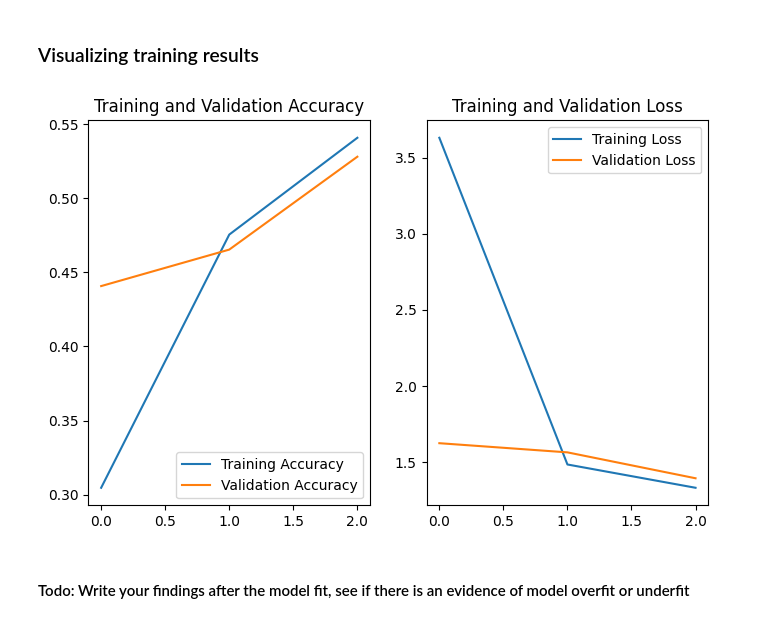
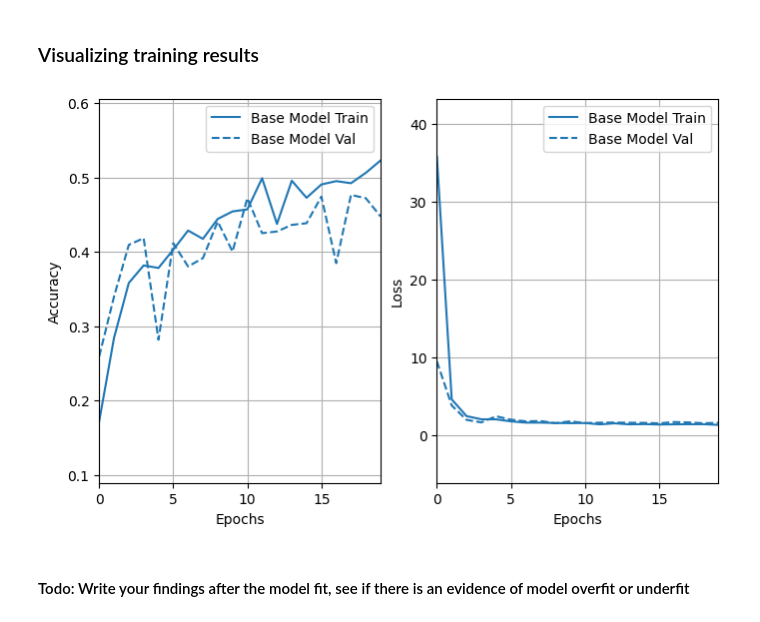
Before and after one commit to lindatey/melanoma_detector_with_cnn, a Jupyter notebook: Assignment_CNN_Skin_Cancer.ipynb, the cells around one changed output. Cells and saved outputs as stored; diff of their text form; code cells hidden in the pictures.

```diff
--- a/Assignment_CNN_Skin_Cancer.ipynb
+++ b/Assignment_CNN_Skin_Cancer.ipynb
@@ -201,13 +245,14 @@ def build_model(_layers, dataset):
+# %%
+EPOCHS = 20
 # %%
-model_seq_1_layers = [
-    tf.keras.layers.Conv2D(32, 3, activation='relu'),
-    tf.keras.layers.Conv2D(64, 3, activation='relu'),
-    tf.keras.layers.Conv2D(128, 3, activation='relu'),
-    tf.keras.layers.MaxPooling2D(),
+layer = [
     tf.keras.layers.Flatten(),
     tf.keras.layers.Dense(len(class_names))
-]
-model_seq_1 = build_model(_layers=model_seq_1_layers, dataset=normalized_train_ds)
+    ]
+model = build_model(
+    _layers = layer
+    ,dataset = normalized_train_ds
+)
 # %% [output]
 <keras.src.optimizers.schedules.learning_rate_schedule.InverseTimeDecay object at 0x...>
 # %%
@@ -234,6 +275,5 @@ _________________________________________________________________
 # %% [markdown]
 ### Train the model
 # %%
-epochs = 3
-history_model_seq_1 = model_seq_1.fit(normalized_train_ds, validation_data=normalized_val_ds, epochs=epochs)
+_history = model.fit(normalized_train_ds, validation_data=normalized_val_ds, epochs=EPOCHS)
 # %% [output]
@@ -246,29 +297,2 @@ Epoch 3/3
 # %% [markdown]
 ### Visualizing training results
-# %%
-def plot_history(_history,_epochs):
-  acc = _history.history['accuracy']
-  val_acc = _history.history['val_accuracy']
-
-  loss = _history.history['loss']
-  val_loss = _history.history['val_loss']
-
-  epochs_range = range(_epochs)
-
-  plt.figure(figsize=(8, 5))
-  plt.subplot(1, 2, 1)
-  plt.plot(epochs_range, acc, label='Training Accuracy')
-  plt.plot(epochs_range, val_acc, label='Validation Accuracy')
-  plt.legend(loc='lower right')
-  plt.title('Training and Validation Accuracy')
-
-  plt.subplot(1, 2, 2)
-  plt.plot(epochs_range, loss, label='Training Loss')
-  plt.plot(epochs_range, val_loss, label='Validation Loss')
-  plt.legend(loc='upper right')
-  plt.title('Training and Validation Loss')
-  plt.show()
-
-plot_history(history_model_seq_1,epochs)
-# %% [output]
-[figure, removed]
@@ -284,3 +299,7 @@ plt.ylim([0.5, 0.7])
+# %%
+plot_history('Base Model',_history,EPOCHS)
+# %% [output]
+[figure, added]
 # %% [markdown]
 #### Todo: Write your findings after the model fit, see if there is an evidence of model overfit or underfit
 # %% [markdown]
```
Also changed, not shown: parts of 42 cells of this notebook.
